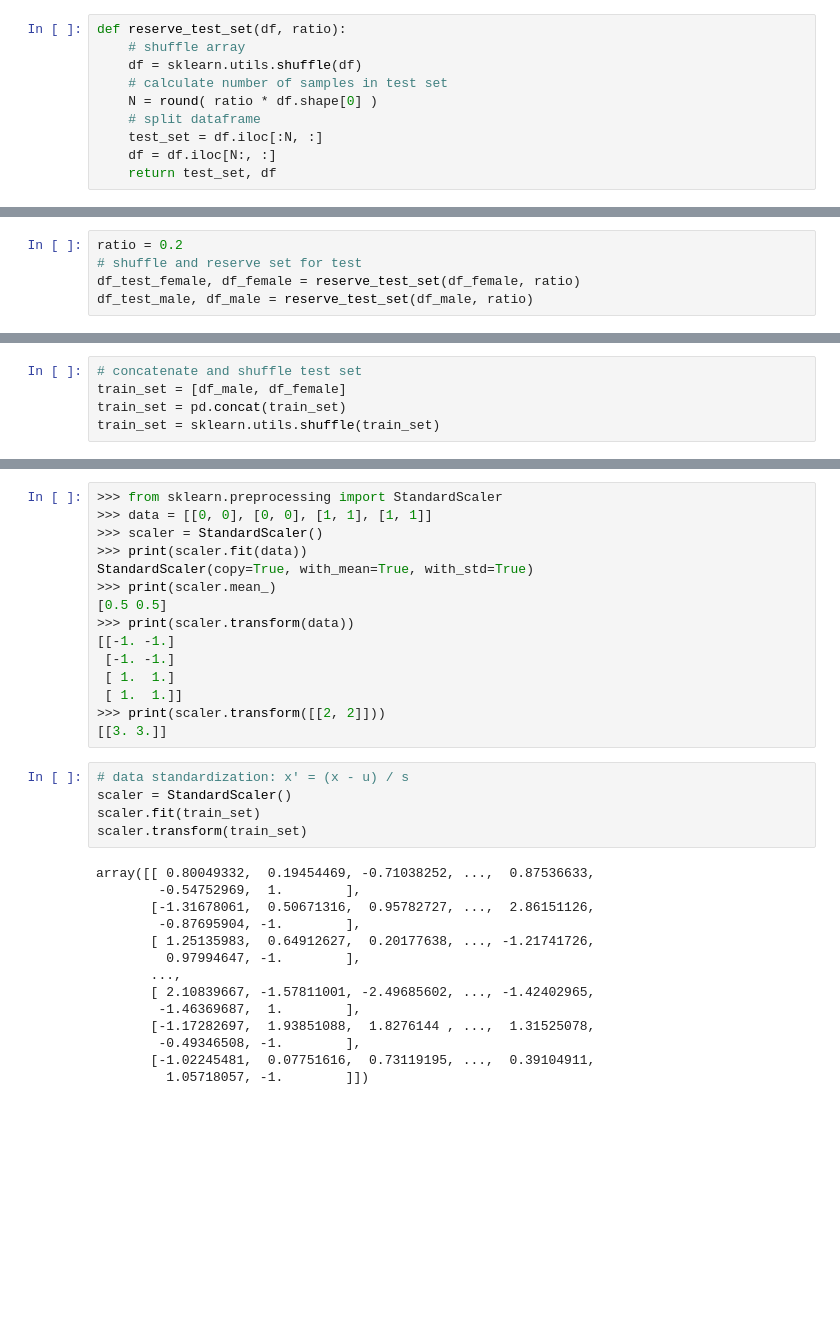
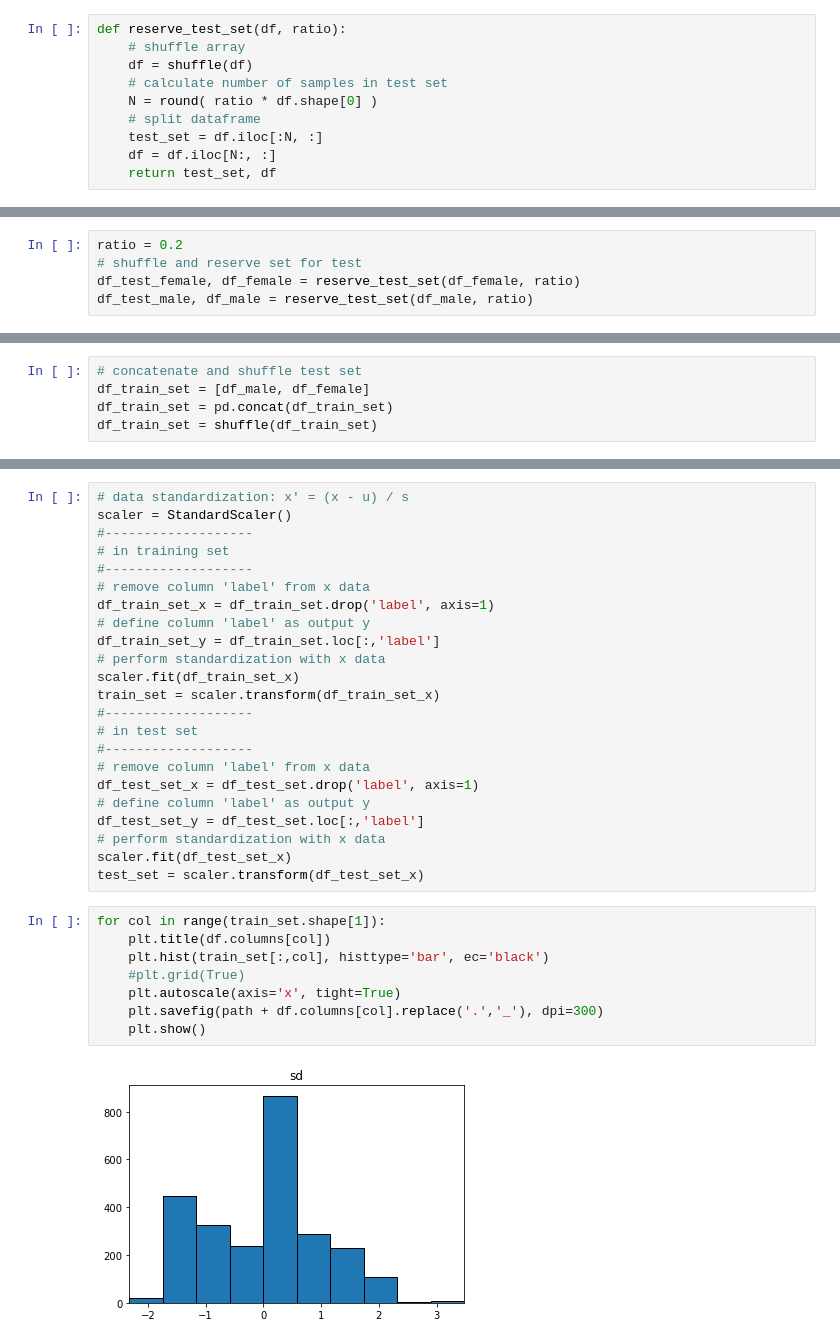
Before and after one commit to ito-rafael/IA006C-MachineLearning, a Jupyter notebook: efc2/efc2_ex1.ipynb, the cells around one changed output, grey strips where cells are left out. Saved outputs shown, nothing was run; the diff lists cells and outputs as text; blank space fills up the shorter version.

```diff
--- a/efc2/efc2_ex1.ipynb
+++ b/efc2/efc2_ex1.ipynb
@@ -12,7 +15,7 @@ from sklearn.preprocessing import StandardScaler
 # %%
 def reserve_test_set(df, ratio):
     # shuffle array
-    df = sklearn.utils.shuffle(df)
+    df = shuffle(df)
     # calculate number of samples in test set
     N = round( ratio * df.shape[0] )
     # split dataframe
@@ -45,5 +48,5 @@ test_set = sklearn.utils.shuffle(test_set)
 # %%
 # concatenate and shuffle test set
-train_set = [df_male, df_female]
-train_set = pd.concat(train_set)
-train_set = sklearn.utils.shuffle(train_set)
+df_train_set = [df_male, df_female]
+df_train_set = pd.concat(df_train_set)
+df_train_set = shuffle(df_train_set)
@@ -66,34 +53,33 @@ train_set
-# %%
->>> from sklearn.preprocessing import StandardScaler
->>> data = [[0, 0], [0, 0], [1, 1], [1, 1]]
->>> scaler = StandardScaler()
->>> print(scaler.fit(data))
-StandardScaler(copy=True, with_mean=True, with_std=True)
->>> print(scaler.mean_)
-[0.5 0.5]
->>> print(scaler.transform(data))
-[[-1. -1.]
- [-1. -1.]
- [ 1.  1.]
- [ 1.  1.]]
->>> print(scaler.transform([[2, 2]]))
-[[3. 3.]]
-# %%
-# data standardization: x' = (x - u) / s
-scaler = StandardScaler()
-scaler.fit(train_set)
-scaler.transform(train_set)
-# %% [output]
-array([[ 0.80049332,  0.19454469, -0.71038252, ...,  0.87536633,
-        -0.54752969,  1.        ],
-       [-1.31678061,  0.50671316,  0.95782727, ...,  2.86151126,
-        -0.87695904, -1.        ],
-       [ 1.25135983,  0.64912627,  0.20177638, ..., -1.21741726,
-         0.97994647, -1.        ],
-       ...,
-       [ 2.10839667, -1.57811001, -2.49685602, ..., -1.42402965,
-        -1.46369687,  1.        ],
-       [-1.17282697,  1.93851088,  1.8276144 , ...,  1.31525078,
-        -0.49346508, -1.        ],
-       [-1.02245481,  0.07751616,  0.73119195, ...,  0.39104911,
-         1.05718057, -1.        ]])
+# %%
+# data standardization: x' = (x - u) / s
+scaler = StandardScaler()
+#-------------------
+# in training set
+#-------------------
+# remove column 'label' from x data
+df_train_set_x = df_train_set.drop('label', axis=1)
+# define column 'label' as output y
+df_train_set_y = df_train_set.loc[:,'label']
+# perform standardization with x data
+scaler.fit(df_train_set_x)
+train_set = scaler.transform(df_train_set_x)
+#-------------------
+# in test set
+#-------------------
+# remove column 'label' from x data
+df_test_set_x = df_test_set.drop('label', axis=1)
+# define column 'label' as output y
+df_test_set_y = df_test_set.loc[:,'label']
+# perform standardization with x data
+scaler.fit(df_test_set_x)
+test_set = scaler.transform(df_test_set_x)
+# %%
+for col in range(train_set.shape[1]):
+    plt.title(df.columns[col])
+    plt.hist(train_set[:,col], histtype='bar', ec='black')
+    #plt.grid(True)
+    plt.autoscale(axis='x', tight=True)
+    plt.savefig(path + df.columns[col].replace('.','_'), dpi=300)
+    plt.show()
+# %% [output]
+[figure, added]
```
Also changed, not shown: parts of 22 cells of this notebook, 43 other files.
